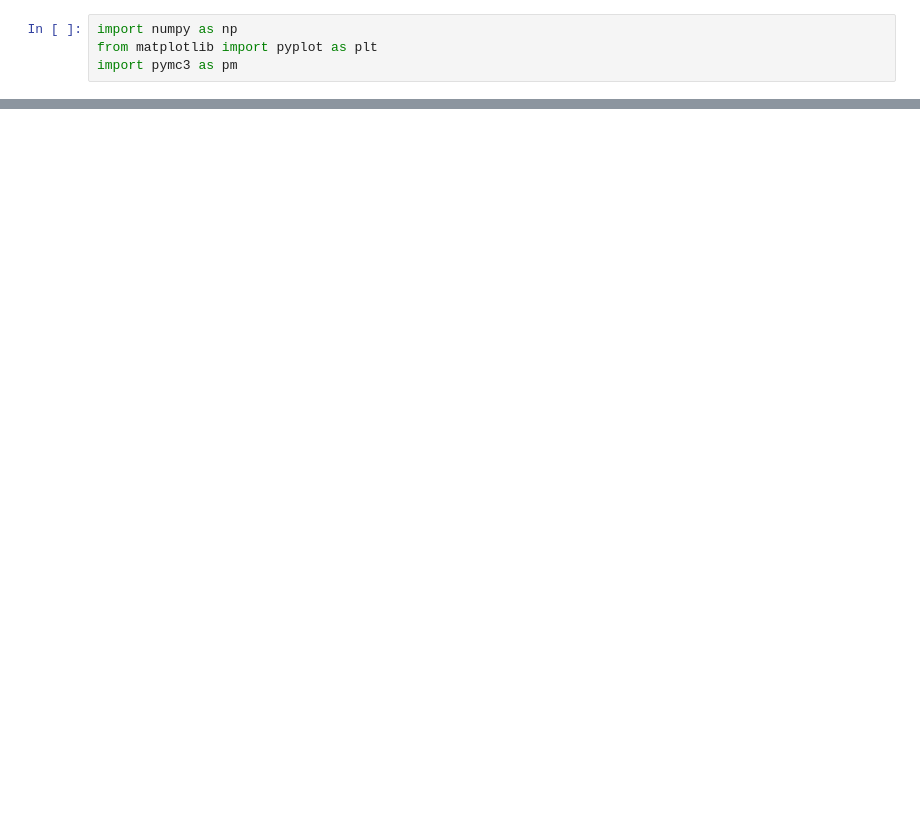
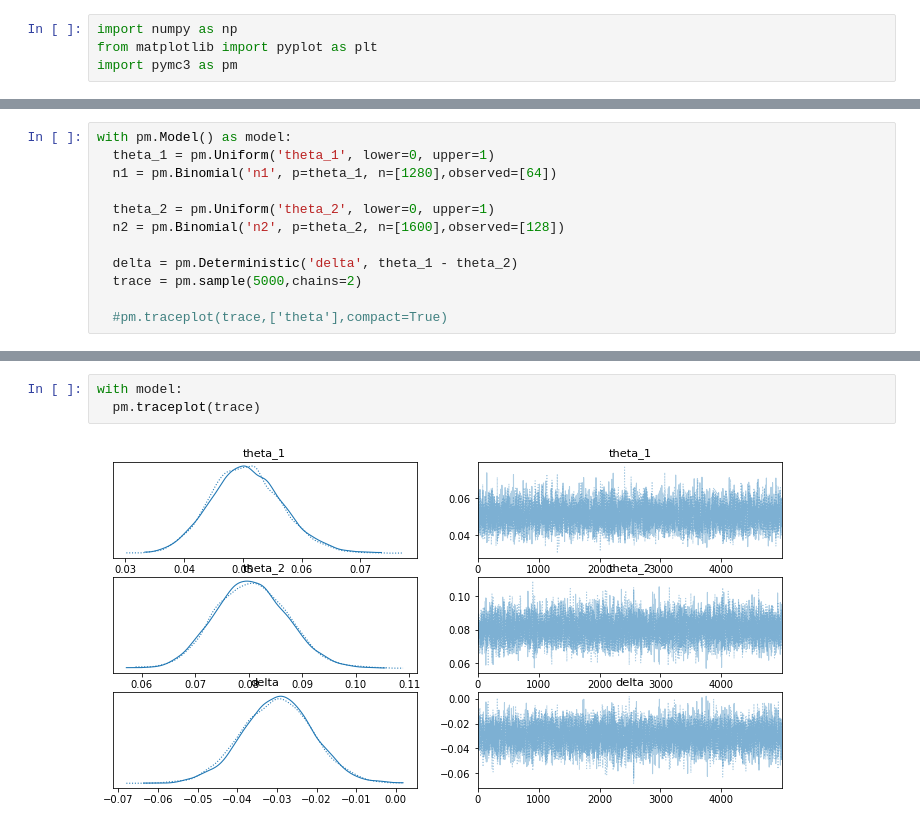
Before and after one commit to taikicoco/machine_learning, a Jupyter notebook: Bayes/Bayes.ipynb, the cells around one changed output, grey strips where cells are left out. Cells and saved outputs as stored; diff of their text form; blank space fills up the shorter version.

```diff
--- a/Bayes/Bayes.ipynb
+++ b/Bayes/Bayes.ipynb
@@ -43,0 +84,12 @@ pm.model_to_graphviz(model)
+# %%
+with pm.Model() as model:
+  theta_1 = pm.Uniform('theta_1', lower=0, upper=1)
+  n1 = pm.Binomial('n1', p=theta_1, n=[1280],observed=[64])
+
+  theta_2 = pm.Uniform('theta_2', lower=0, upper=1)
+  n2 = pm.Binomial('n2', p=theta_2, n=[1600],observed=[128])
+
+  delta = pm.Deterministic('delta', theta_1 - theta_2)
+  trace = pm.sample(5000,chains=2)
+
+  #pm.traceplot(trace,['theta'],compact=True)
@@ -43,0 +104,5 @@ pm.model_to_graphviz(model)
+# %%
+with model:
+  pm.traceplot(trace)
+# %% [output]
+[figure, added]
```
Also changed, not shown: parts of 24 cells of this notebook.
